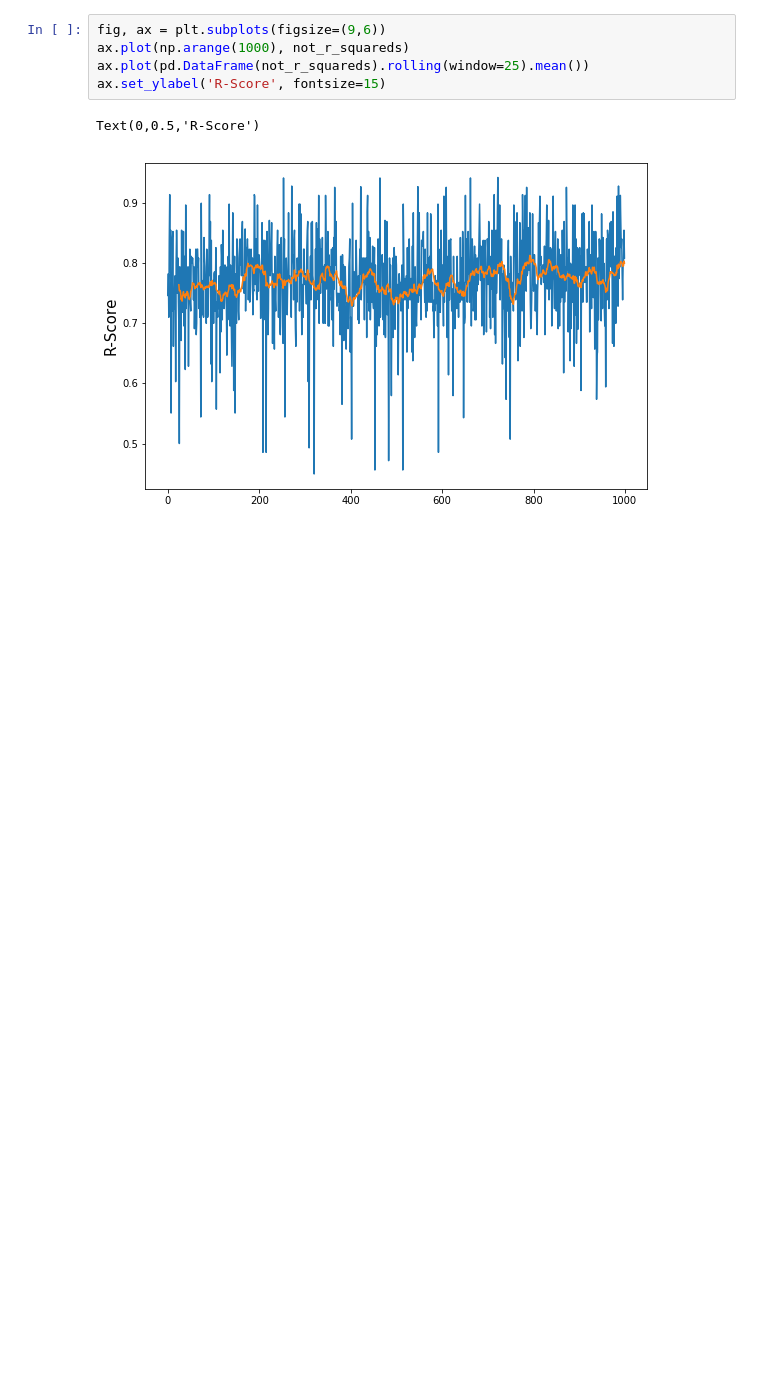
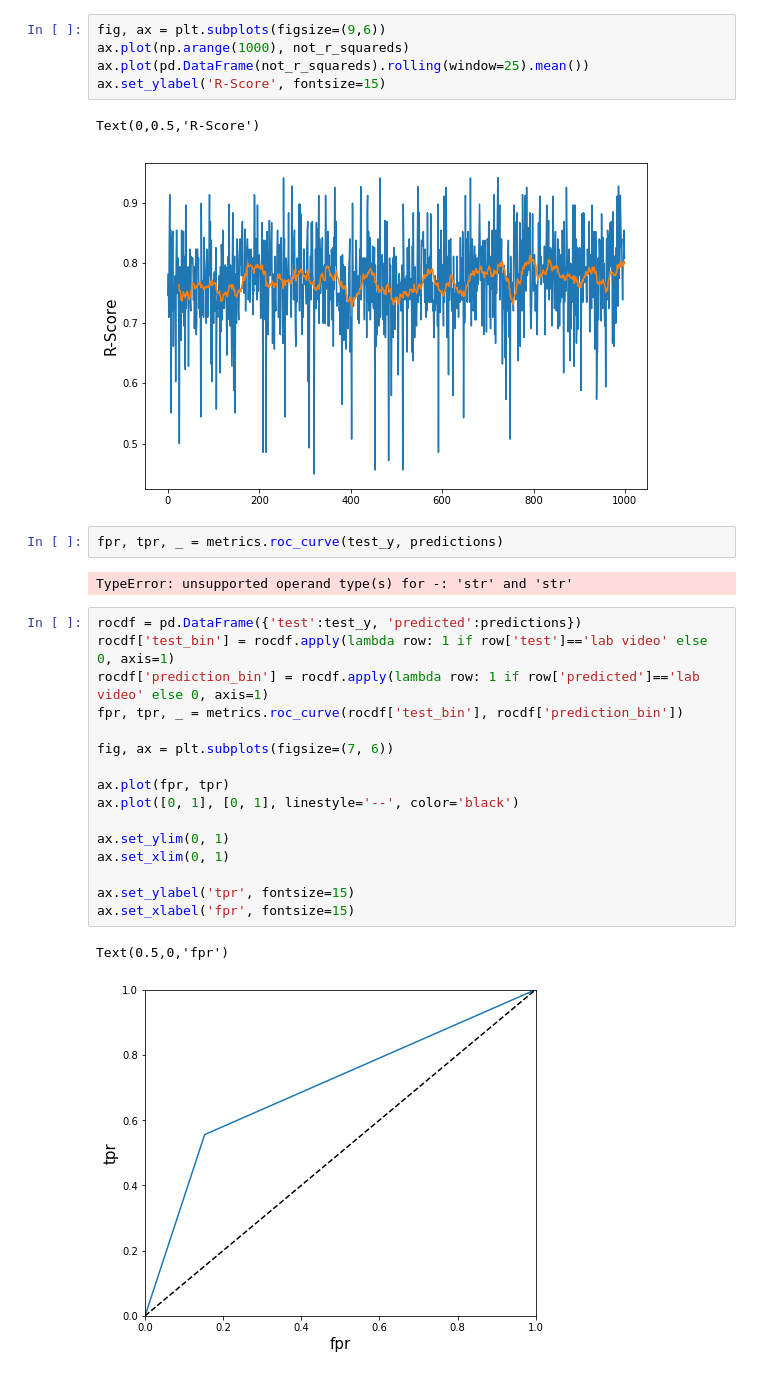
Before and after one commit to PERLMSU/quantitative-analysis-group, a Jupyter notebook: python/logistic regression - classifying video types.ipynb, the cells around one changed output. Cells and saved outputs as stored; diff of their text form; blank space fills up the shorter version.

Commit message:
added roc curve

```diff
--- a/python/logistic regression - classifying video types.ipynb
+++ b/python/logistic regression - classifying video types.ipynb
@@ -216,3 +216,26 @@ ax.set_ylabel('R-Score', fontsize=15)
 # %% [output]
 Text(0,0.5,'R-Score')
 [figure]
+# %%
+fpr, tpr, _ = metrics.roc_curve(test_y, predictions)
+# %% [output]
+TypeError: unsupported operand type(s) for -: 'str' and 'str'
+# %%
+rocdf = pd.DataFrame({'test':test_y, 'predicted':predictions})
+rocdf['test_bin'] = rocdf.apply(lambda row: 1 if row['test']=='lab video' else 0, axis=1)
+rocdf['prediction_bin'] = rocdf.apply(lambda row: 1 if row['predicted']=='lab video' else 0, axis=1)
+fpr, tpr, _ = metrics.roc_curve(rocdf['test_bin'], rocdf['prediction_bin'])
+
+fig, ax = plt.subplots(figsize=(7, 6))
+
+ax.plot(fpr, tpr)
+ax.plot([0, 1], [0, 1], linestyle='--', color='black')
+
+ax.set_ylim(0, 1)
+ax.set_xlim(0, 1)
+
+ax.set_ylabel('tpr', fontsize=15)
+ax.set_xlabel('fpr', fontsize=15)
+# %% [output]
+Text(0.5,0,'fpr')
+[figure, added]
```
Also changed, not shown: parts of 1 cell of this notebook.
